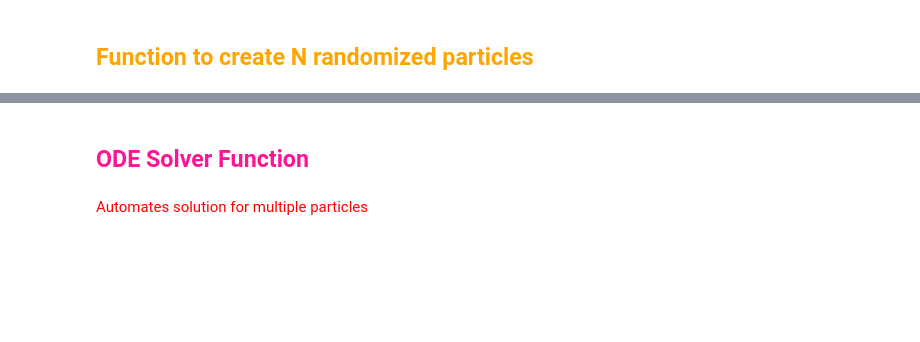
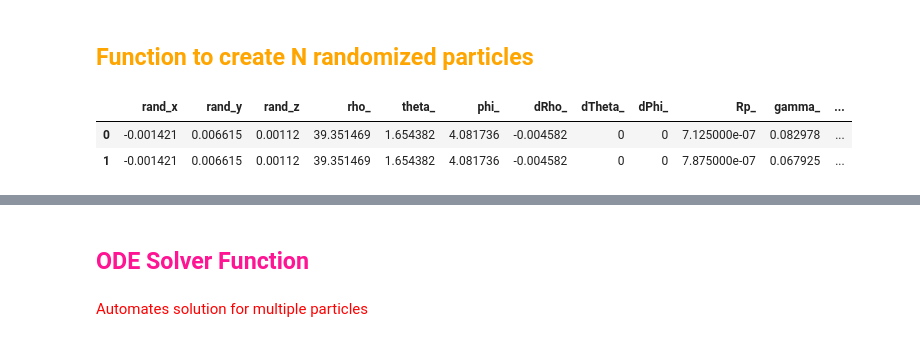
Before and after one commit to Hi-Tree/WGM_Forces, a Jupyter notebook: ode.ipynb, the cells around one changed output, grey strips where cells are left out. Saved outputs shown, nothing was run; the diff lists cells and outputs as text; code cells hidden in the pictures; blank space fills up the shorter version.

```diff
--- a/ode.ipynb
+++ b/ode.ipynb
@@ -72,6 +72,12 @@ def rand(N):
     Results['Rp_'] = Rpi
     Results['gamma_'] = gamma
     return Results
+# %%
+rand(2)
+# %% [output]
+|  | rand_x | rand_y | rand_z | rho_ | theta_ | phi_ | dRho_ | dTheta_ | dPhi_ | Rp_ | gamma_ | ... |
+| 0 | -0.001421 | 0.006615 | 0.00112 | 39.351469 | 1.654382 | 4.081736 | -0.004582 | 0 | 0 | 7.125000e-07 | 0.082978 | ... |
+| 1 | -0.001421 | 0.006615 | 0.00112 | 39.351469 | 1.654382 | 4.081736 | -0.004582 | 0 | 0 | 7.875000e-07 | 0.067925 | ... |
 # %%
 randomized(2)
 # %% [output]
```
Also changed, not shown: parts of 7 cells of this notebook.
